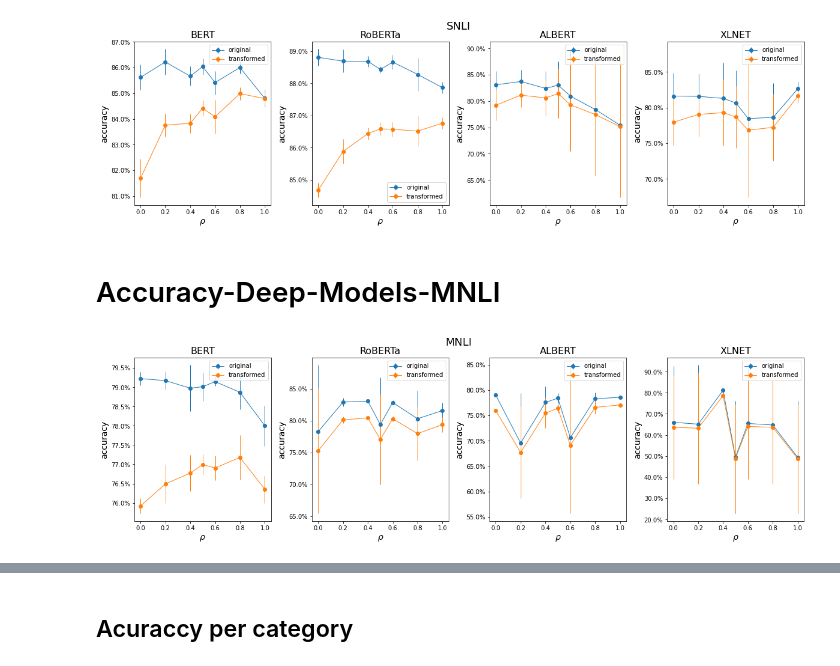
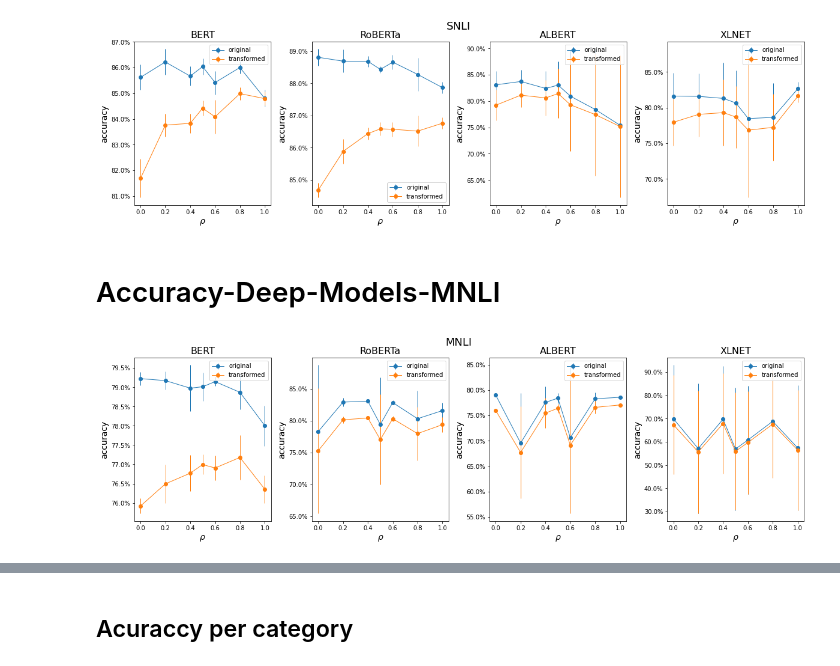
Before and after one commit to lukewanless/looking-for-equivalences, a Jupyter notebook: src/analysis1_quantitative_results.ipynb, the cells around one changed output, grey strips where cells are left out. Cells and saved outputs as stored; diff of their text form; code cells hidden in the pictures.

```diff
--- a/src/analysis1_quantitative_results.ipynb
+++ b/src/analysis1_quantitative_results.ipynb
@@ -480,9 +480,8 @@ paired_t_p_values_mnli_xlnet = []
 observable_paired_t_stats_mnli_xlnet = []
 
 # test_repetitions = 5
-test_repetitions = 1
-
-batchs = range(1, test_repetitions + 1)
+# batchs = range(1, test_repetitions + 1)
+batchs = [1,2,3,5]
 
 for i in tqdm(batchs):
 
@@ -1074,9 +1073,8 @@ acc_t_mnli_xlnet = []
 diff_mnli_xlnet = []
 
 # test_repetitions = 5
-
-test_repetitions = 3
-batchs = range(1, test_repetitions + 1)
+# batchs = range(1, test_repetitions + 1)
+batchs = [1,2,3,5]
 
 for i in tqdm(batchs):
 
@@ -1120,34 +1118,34 @@ ax[1].set_xlabel(r"$\rho$", fontsize=14);
 ax[1].set_ylabel("accuracy", fontsize=14);
 ax[1].legend(loc="best");
 ax[1].set_title("RoBERTa", fontsize=16);
 ax[1].yaxis.set_major_formatter(FuncFormatter(y_axis_formatter))
 
 
 ax[2].errorbar(acc_mnli_albert.index, acc_mnli_albert.mean(1), yerr=acc_mnli_albert.std(1), fmt='-o', linewidth=1.00, label="original");
 ax[2].errorbar(acc_t_mnli_albert.index, acc_t_mnli_albert.mean(1), yerr=acc_t_mnli_albert.std(1), fmt='-o', linewidth=1.00, label="transformed");
 ax[2].set_xlabel(r"$\rho$", fontsize=14);
 ax[2].set_ylabel("accuracy", fontsize=14);
 ax[2].legend(loc="best");
 ax[2].set_title("ALBERT", fontsize=16);
 ax[2].yaxis.set_major_formatter(FuncFormatter(y_axis_formatter))
 
 
 ax[3].errorbar(acc_mnli_xlnet.index, acc_mnli_xlnet.mean(1), yerr=acc_mnli_xlnet.std(1), fmt='-o', linewidth=1.00, label="original");
 ax[3].errorbar(acc_t_mnli_xlnet.index, acc_t_mnli_xlnet.mean(1), yerr=acc_t_mnli_xlnet.std(1), fmt='-o', linewidth=1.00, label="transformed");
 ax[3].set_xlabel(r"$\rho$", fontsize=14);
 ax[3].set_ylabel("accuracy", fontsize=14);
 ax[3].legend(loc="best");
 ax[3].set_title("XLNET", fontsize=16);
 ax[3].yaxis.set_major_formatter(FuncFormatter(y_axis_formatter))
 
 plt.figtext(0.5, 0.95, 'MNLI', ha='center', va='center',fontsize=18);
 plt.subplots_adjust(hspace=0.2, wspace=0.3);
 
 fig.savefig('figs/paper/mnli_acc.png', bbox_inches=None, pad_inches=0.5)
 display(Markdown("# Accuracy-Deep-Models-MNLI"))
 # %% [output]
 # Accuracy-Deep-Models-MNLI
-[figure, old version]
+[figure, new version]
 # %%
 models = ["baseline", "BERT", "RoBERTa", "ALBERT", "XLNET"]
 diffs = [diff_snli_baseline, diff_snli_bert,
```
Also changed, not shown: parts of 6 cells of this notebook, 4 other files.
